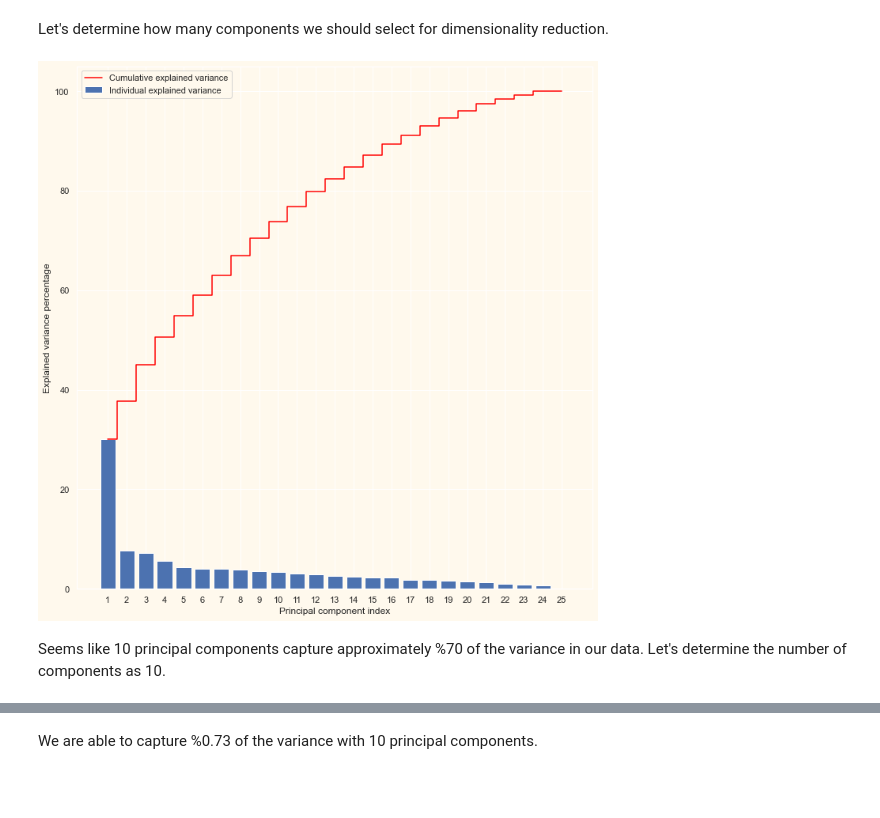
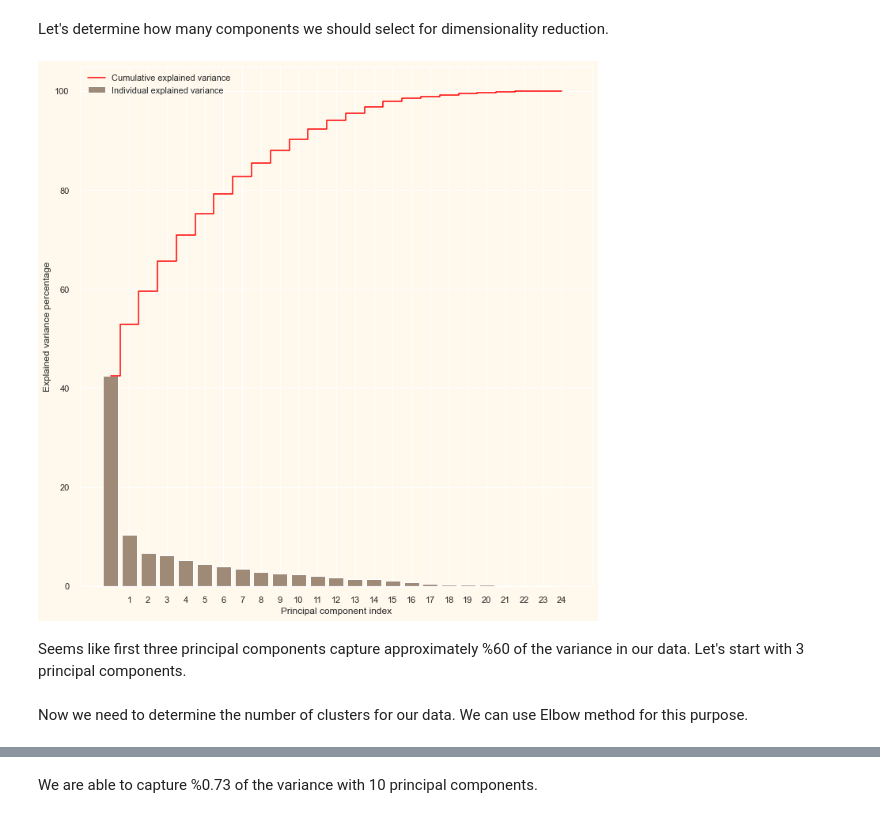
Before and after one commit to utkuozbudak/customer_personality_analysis, a Jupyter notebook: customer_analysis.ipynb, the cells around one changed output, grey strips where cells are left out. Cells and saved outputs as stored; diff of their text form; code cells hidden in the pictures; blank space fills up the shorter version.

```diff
--- a/customer_analysis.ipynb
+++ b/customer_analysis.ipynb
@@ -171,6 +140,6 @@ We can merge the columns KidHome and TeenHome into a new feature called 'Kid'.
 # %%
 # Merge Kidhome and Teenhome as Kid
-data['Kid'] = data['Kidhome'] + data['Teenhome']
+data['Children'] = data['Kidhome'] + data['Teenhome']
 
 # Drop Kidhome and Teenhome
 data.drop(['Kidhome', 'Teenhome'], axis=1, inplace=True)
@@ -192,7 +161,7 @@ data["Age"] = current_year - data["Year_Birth"]
 # %% [markdown]
 Let's also create "Spent" column to indicate total number of amount spent for each customer.
 # %%
-data["Spent"] = data["Wines"] + data["Fruits"] + data["Meat"] + data["Fish"] + data["Sweets"] + data["Gold"]
+data["Money_Spent"] = data["Wines"] + data["Fruits"] + data["Meat"] + data["Fish"] + data["Sweets"] + data["Gold"]
 # %%
 # Drop unnecessary columns
-data.drop(["Z_CostContact", "Z_Revenue", "ID", "Year_Birth"], axis=1, inplace=True)
+data.drop(["Z_CostContact", "Z_Revenue", "ID", "Year_Birth", "Dt_Customer"], axis=1, inplace=True)
@@ -452,26 +387,35 @@ scaled_data.head()
+# %%
+scaler = StandardScaler()
+scaled_data = data
+num_cols = ["Income", "Recency", "Wines", "Fruits",
+            "Meat", "Fish", "Sweets","Gold",
+            "NumDealsPurchases", "NumWebPurchases", "NumCatalogPurchases",
+            "NumStorePurchases", "NumWebVisitsMonth", "Money_Spent", "Age"]
+
+scaled_data[num_cols] = scaler.fit_transform(scaled_data[num_cols])
 # %% [markdown]
 Let's determine how many components we should select for dimensionality reduction.
 # %%
 pca = PCA(n_components=None)
 pca.fit(scaled_data)
 
 # Plotting the cumulative sum of the explained variance ratio
 exp_var = pca.explained_variance_ratio_ * 100
 cum_exp_var = np.cumsum(exp_var)
 
-plt.bar(range(1, data.shape[1]), exp_var, align='center',
-        label='Individual explained variance')
+plt.bar(range(0, data.shape[1]), exp_var, align='center',
+        label='Individual explained variance', color="#9F8A78")
 
-plt.step(range(1, data.shape[1]), cum_exp_var, where='mid',
+plt.step(range(0, data.shape[1]), cum_exp_var, where='mid',
          label='Cumulative explained variance', color='red')
 
 plt.ylabel('Explained variance percentage')
 plt.xlabel('Principal component index')
 # define ticks
 plt.xticks(np.arange(1, data.shape[1], 1.0))
 plt.legend(loc='best')
 plt.tight_layout()
 # %% [output]
-[figure, old version]
+[figure, new version]
 # %% [markdown]
-Seems like 10 principal components capture approximately %70 of the variance in our data. Let's determine the number of components as 10.
+Seems like first three principal components capture approximately %60 of the variance in our data. Let's start with 3 principal components.
@@ -477,0 +427,2 @@ Seems like 10 principal components capture approximately %70 of the variance in
+# %% [markdown]
+Now we need to determine the number of clusters for our data. We can use Elbow method for this purpose.
```
Also changed, not shown: parts of 47 cells of this notebook.
